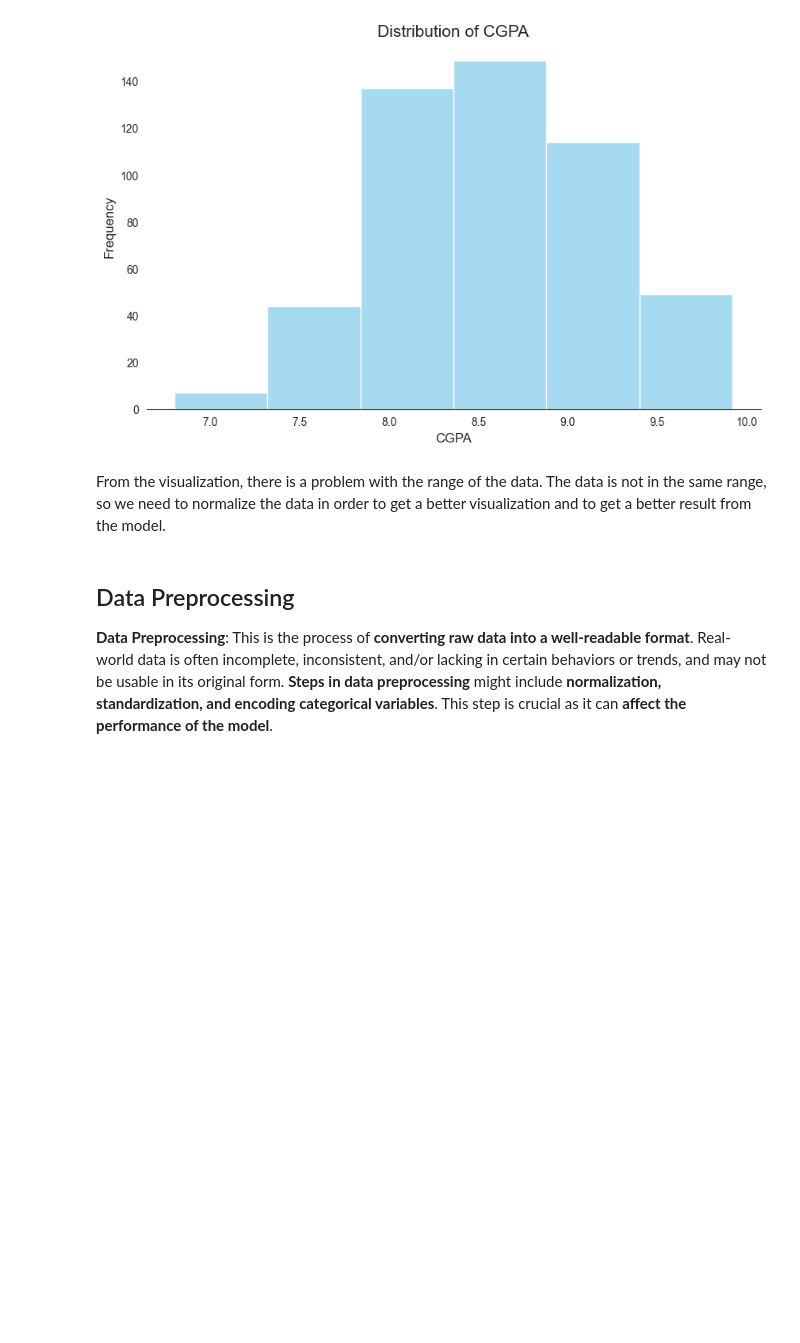
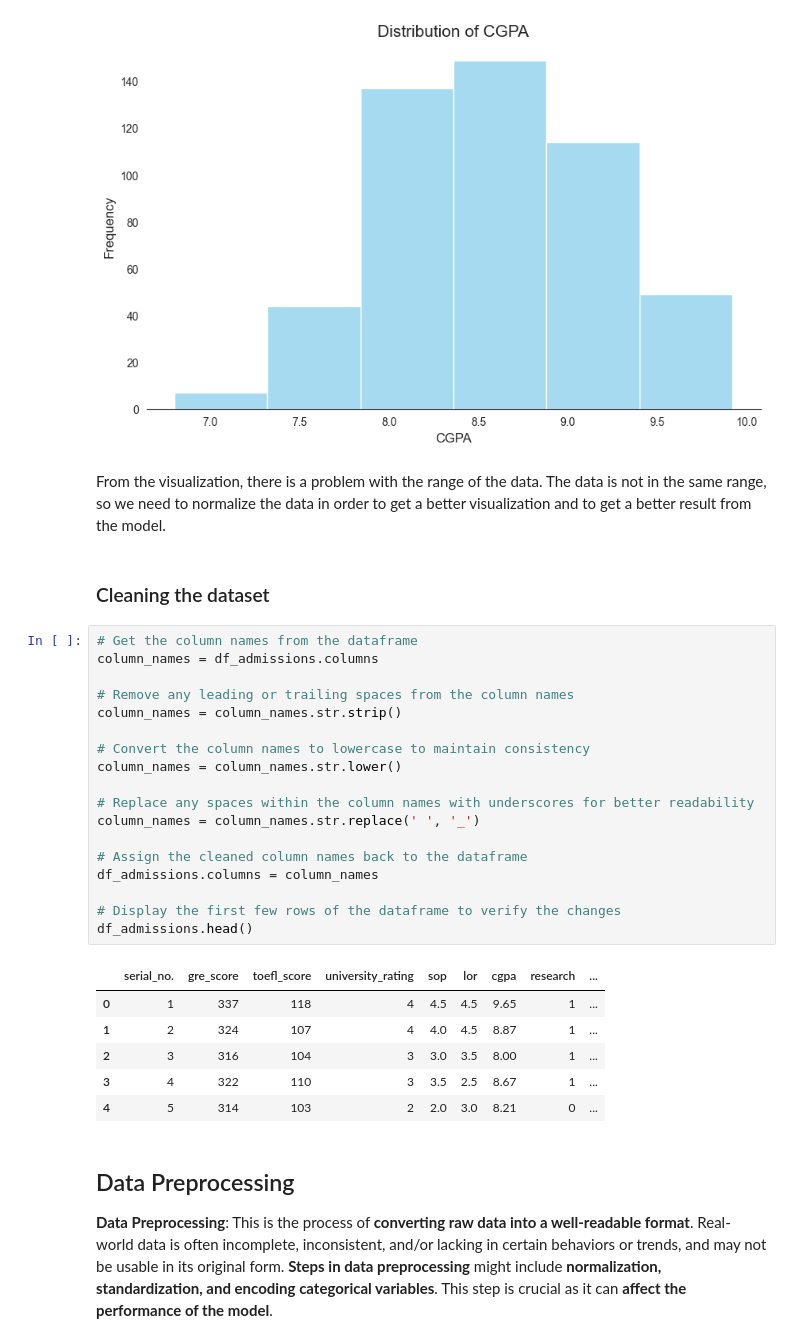
Before and after one commit to stefansphtr/Deep-Learning-Regression-with-Admissions-Data, a Jupyter notebook: Graduate_Admissions_Prediction_with_TensorFlow.ipynb, the cells around one changed output. Saved outputs shown, nothing was run; the diff lists cells and outputs as text; blank space fills up the shorter version.

Commit message:
chore(data_cleaning): rename the table name into the lowecase dan split with underscore

```diff
--- a/Graduate_Admissions_Prediction_with_TensorFlow.ipynb
+++ b/Graduate_Admissions_Prediction_with_TensorFlow.ipynb
@@ -154,6 +154,33 @@ for feature in features:
 [figure]
 # %% [markdown]
 From the visualization, there is a problem with the range of the data. The data is not in the same range, so we need to normalize the data in order to get a better visualization and to get a better result from the model.
+# %% [markdown]
+### Cleaning the dataset
+# %%
+# Get the column names from the dataframe
+column_names = df_admissions.columns
+
+# Remove any leading or trailing spaces from the column names
+column_names = column_names.str.strip()
+
+# Convert the column names to lowercase to maintain consistency
+column_names = column_names.str.lower()
+
+# Replace any spaces within the column names with underscores for better readability
+column_names = column_names.str.replace(' ', '_')
+
+# Assign the cleaned column names back to the dataframe
+df_admissions.columns = column_names
+
+# Display the first few rows of the dataframe to verify the changes
+df_admissions.head()
+# %% [output]
+|  | serial_no. | gre_score | toefl_score | university_rating | sop | lor | cgpa | research | ... |
+| 0 | 1 | 337 | 118 | 4 | 4.5 | 4.5 | 9.65 | 1 | ... |
+| 1 | 2 | 324 | 107 | 4 | 4.0 | 4.5 | 8.87 | 1 | ... |
+| 2 | 3 | 316 | 104 | 3 | 3.0 | 3.5 | 8.00 | 1 | ... |
+| 3 | 4 | 322 | 110 | 3 | 3.5 | 2.5 | 8.67 | 1 | ... |
+| 4 | 5 | 314 | 103 | 2 | 2.0 | 3.0 | 8.21 | 0 | ... |
 # %% [markdown]
 ## Data Preprocessing
 
```
